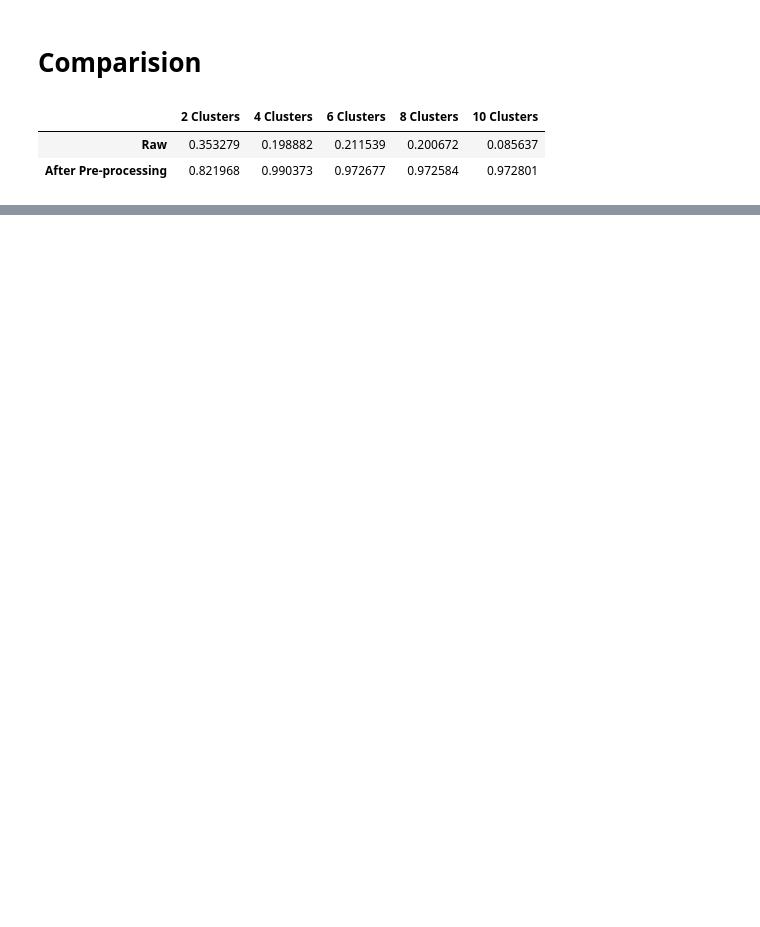
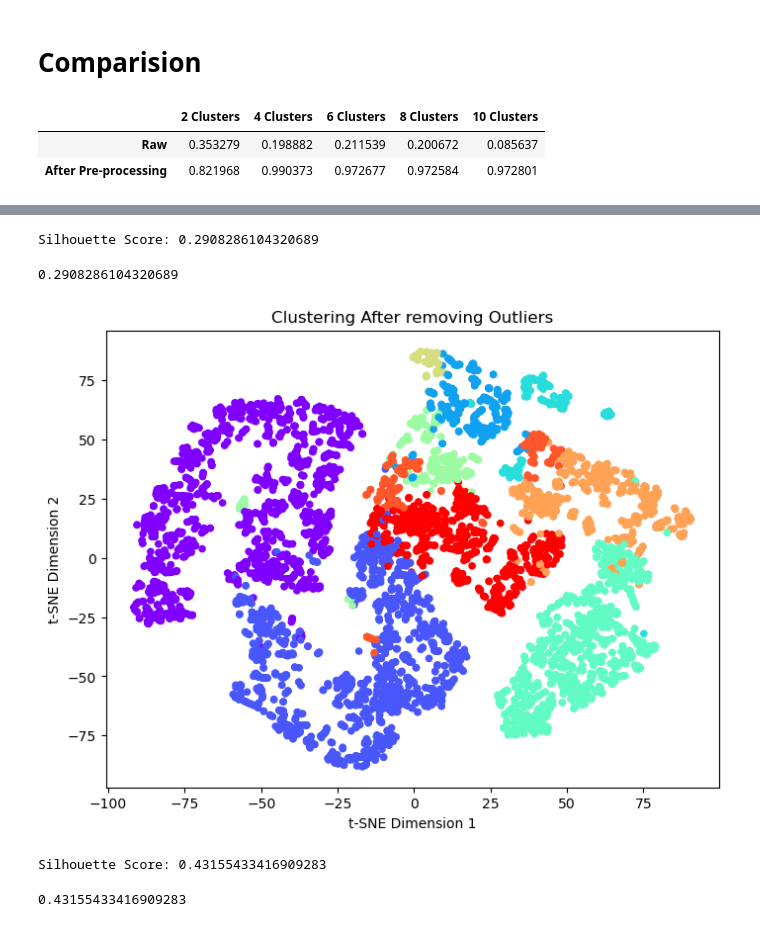
Before and after one commit to Suhail270/DMML_Part2, a Jupyter notebook: clustering.ipynb, the cells around one changed output, grey strips where cells are left out. Drawn from its saved outputs; the diff is of its cells as text; code cells hidden in the pictures; blank space fills up the shorter version.

```diff
--- a/clustering.ipynb
+++ b/clustering.ipynb
@@ -673,0 +741,11 @@ TSNEplots(testing_df,spectral_labels_final,"Final Clusters")
+# %%
+# obtain silhouette score
+silhouetteScore(infra_norm_no_outliers,birch_labels_infrared_norm_no_outliers)
+# %% [output]
+Silhouette Score: 0.2908286104320689
+0.2908286104320689
+# %%
+# plot TSNE graph
+TSNEplots(infra_norm_no_outliers,birch_labels_infrared_norm_no_outliers,"Clustering After removing Outliers")
+# %% [output]
+[figure, added]
@@ -673,0 +755,6 @@ TSNEplots(testing_df,spectral_labels_final,"Final Clusters")
+# %%
+# apply silhouetteScore
+silhouetteScore(infra_norm_no_outliers,birch_infra_norm_no_outliers_2)
+# %% [output]
+Silhouette Score: 0.43155433416909283
+0.43155433416909283
```
Also changed, not shown: parts of 153 cells of this notebook.
